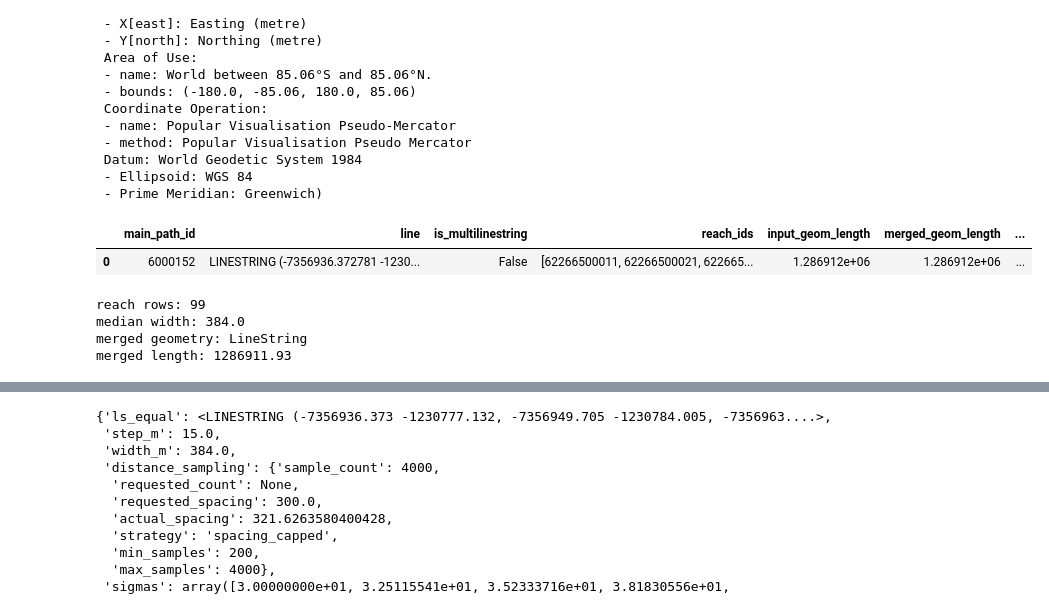
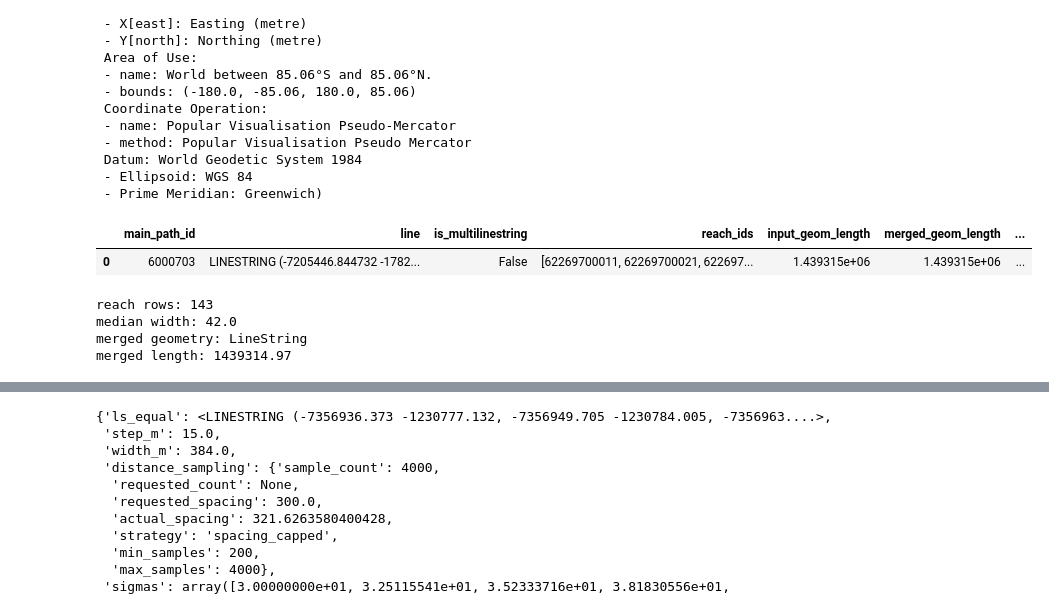
Before and after one commit to niekcde/single_thread_channel_hierarchy, a Jupyter notebook: test_pipeline.ipynb, the cells around one changed output, grey strips where cells are left out. Cells and saved outputs as stored; diff of their text form; code cells hidden in the pictures.

```diff
--- a/test_pipeline.ipynb
+++ b/test_pipeline.ipynb
@@ -54,13 +54,13 @@ df.shape, df.crs
  - Ellipsoid: WGS 84
  - Prime Meridian: Greenwich)
 # %%
-r = df[(df["main_path_id"].isin([6000152]))]
+r = df[(df["main_path_id"].isin([6000703]))]
 merged = rc.merge_mainpaths(r)
 display(merged)
 merged = merged['line'].iloc[0]
 # %% [output]
 |  | main_path_id | line | is_multilinestring | reach_ids | input_geom_length | merged_geom_length | ... |
-| 0 | 6000152 | LINESTRING (-7356936.372781 -1230... | False | [62266500011, 62266500021, 622665... | 1.286912e+06 | 1.286912e+06 | ... |
+| 0 | 6000703 | LINESTRING (-7205446.844732 -1782... | False | [62269700011, 62269700021, 622697... | 1.439315e+06 | 1.439315e+06 | ... |
 # %%
 # merged = merge_paths_mainstem_only(reach)
 reach = r
@@ -71,10 +71,10 @@ print("median width:", round(width_m, 2))
 print("merged geometry:", merged.geom_type)
 print("merged length:", round(merged.length, 2))
 # %% [output]
-reach rows: 99
-median width: 384.0
+reach rows: 143
+median width: 42.0
 merged geometry: LineString
-merged length: 1286911.93
+merged length: 1439314.97
 # %%
 # import pandas as pd
 pd.DataFrame(result["boundary_diagnostics"]["candidates"])[
```
Also changed, not shown: parts of 9 cells of this notebook, 2 other files.
